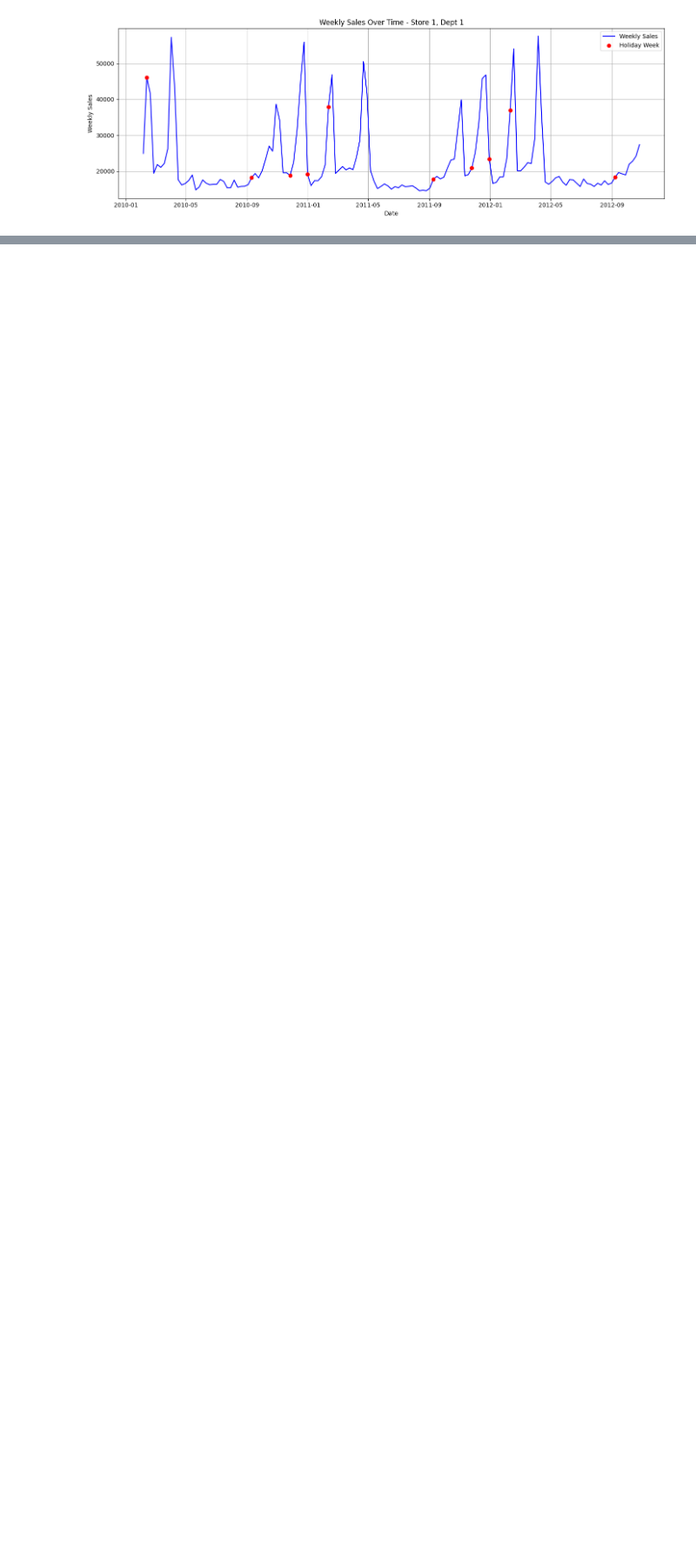
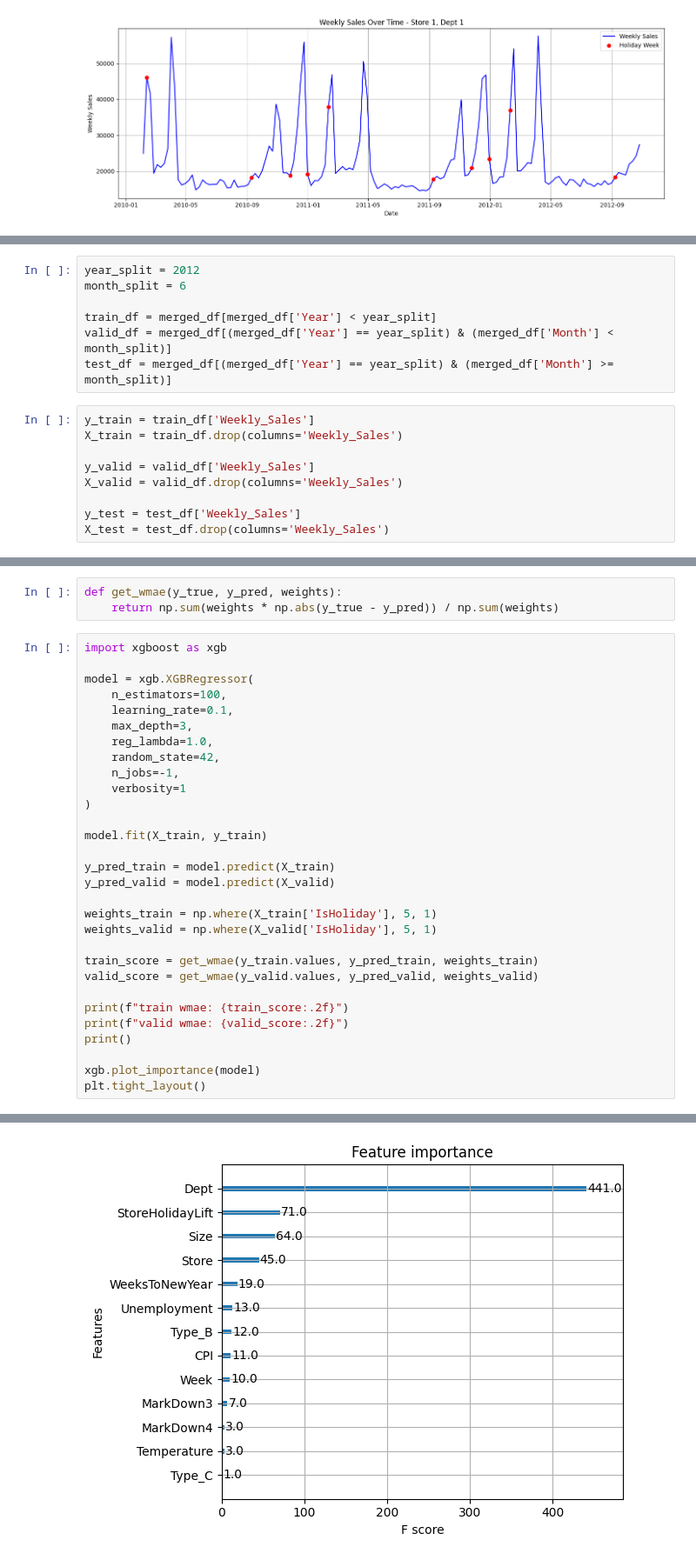
Before and after one commit to gkuch22/ml-final, a Jupyter notebook: final_model_experiment_xgboost.ipynb, the cells around one changed output, grey strips where cells are left out. Shown at 87% size. Saved outputs shown, nothing was run; the diff lists cells and outputs as text; blank space fills up the shorter version.

```diff
--- a/final_model_experiment_xgboost.ipynb
+++ b/final_model_experiment_xgboost.ipynb
@@ -198,0 +388,16 @@ plt.show()
+# %%
+year_split = 2012
+month_split = 6
+
+train_df = merged_df[merged_df['Year'] < year_split]
+valid_df = merged_df[(merged_df['Year'] == year_split) & (merged_df['Month'] < month_split)]
+test_df = merged_df[(merged_df['Year'] == year_split) & (merged_df['Month'] >= month_split)]
+# %%
+y_train = train_df['Weekly_Sales']
+X_train = train_df.drop(columns='Weekly_Sales')
+
+y_valid = valid_df['Weekly_Sales']
+X_valid = valid_df.drop(columns='Weekly_Sales')
+
+y_test = test_df['Weekly_Sales']
+X_test = test_df.drop(columns='Weekly_Sales')
@@ -198,0 +426,34 @@ plt.show()
+# %%
+def get_wmae(y_true, y_pred, weights):
+    return np.sum(weights * np.abs(y_true - y_pred)) / np.sum(weights)
+# %%
+import xgboost as xgb
+
+model = xgb.XGBRegressor(
+    n_estimators=100,
+    learning_rate=0.1,
+    max_depth=3,
+    reg_lambda=1.0,
+    random_state=42,
+    n_jobs=-1,
+    verbosity=1
+)
+
+model.fit(X_train, y_train)
+
+y_pred_train = model.predict(X_train)
+y_pred_valid = model.predict(X_valid)
+
+weights_train = np.where(X_train['IsHoliday'], 5, 1)
+weights_valid = np.where(X_valid['IsHoliday'], 5, 1)
+
+train_score = get_wmae(y_train.values, y_pred_train, weights_train)
+valid_score = get_wmae(y_valid.values, y_pred_valid, weights_valid)
+
+print(f"train wmae: {train_score:.2f}")
+print(f"valid wmae: {valid_score:.2f}")
+print()
+
+xgb.plot_importance(model)
+plt.tight_layout()
+# %% [output]
@@ -198,0 +462 @@ plt.show()
+[figure, added]
```
Also changed, not shown: parts of 31 cells of this notebook.
